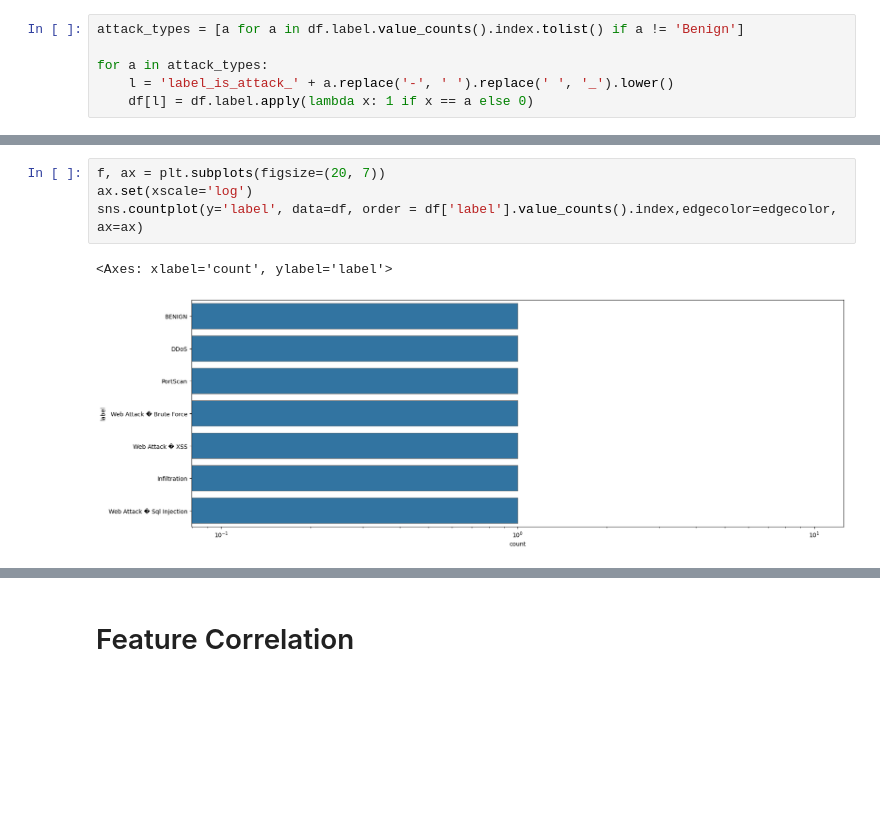
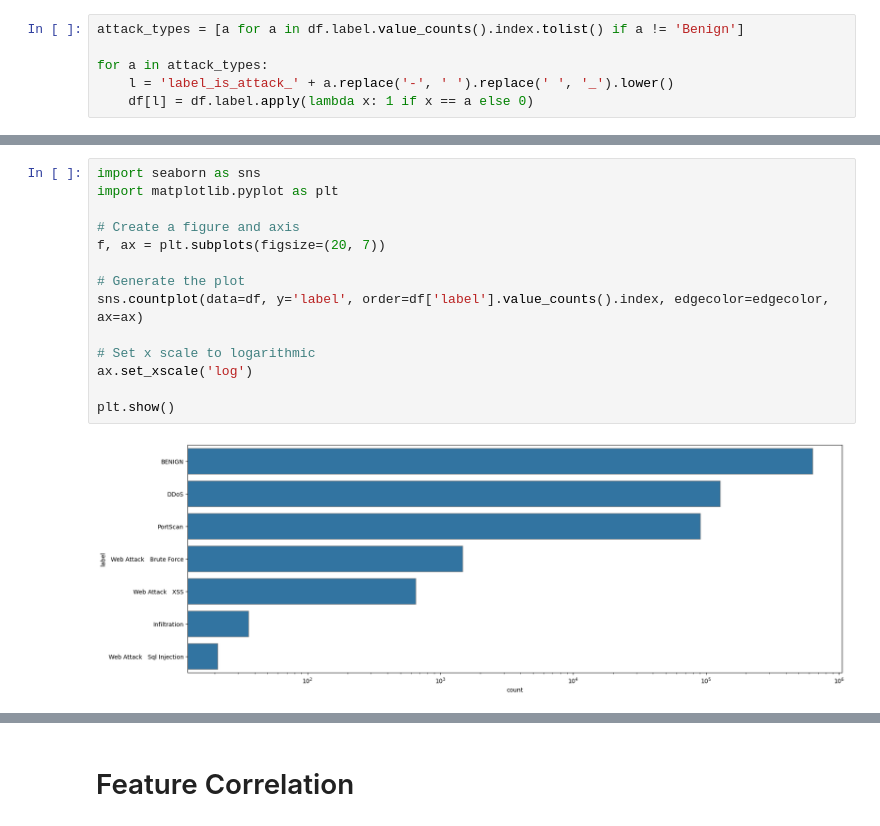
Before and after one commit to loof44/Machine-Learning-Based-IDS, a Jupyter notebook: data_examination.ipynb, the cells around one changed output, grey strips where cells are left out. Saved outputs shown, nothing was run; the diff lists cells and outputs as text; blank space fills up the shorter version.

```diff
--- a/data_examination.ipynb
+++ b/data_examination.ipynb
@@ -159,10 +177,19 @@ df_is_attack
 # %%
+import seaborn as sns
+import matplotlib.pyplot as plt
+
+# Create a figure and axis
 f, ax = plt.subplots(figsize=(20, 7))
-ax.set(xscale='log')
-sns.countplot(y='label', data=df, order = df['label'].value_counts().index,edgecolor=edgecolor, ax=ax)
+
+# Generate the plot
+sns.countplot(data=df, y='label', order=df['label'].value_counts().index, edgecolor=edgecolor, ax=ax)
+
+# Set x scale to logarithmic
+ax.set_xscale('log')
+
+plt.show()
 # %% [output]
-<Axes: xlabel='count', ylabel='label'>
-[figure, old version]
+[figure, new version]
 # %%
 df.groupby('label').agg({'label':'first', 'label':'count'}).rename_axis(None).sort_values('label', ascending=False)
 # %% [output]
```
Also changed, not shown: parts of 16 cells of this notebook, 2 other files.
